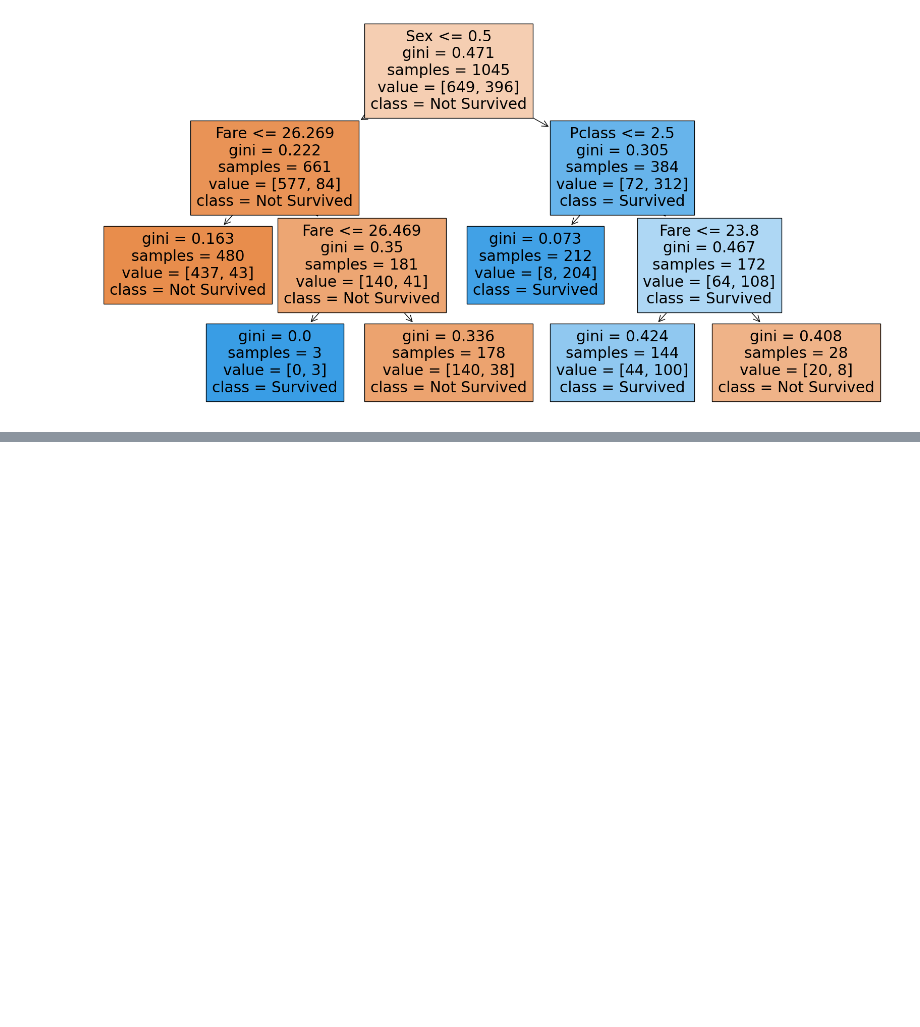
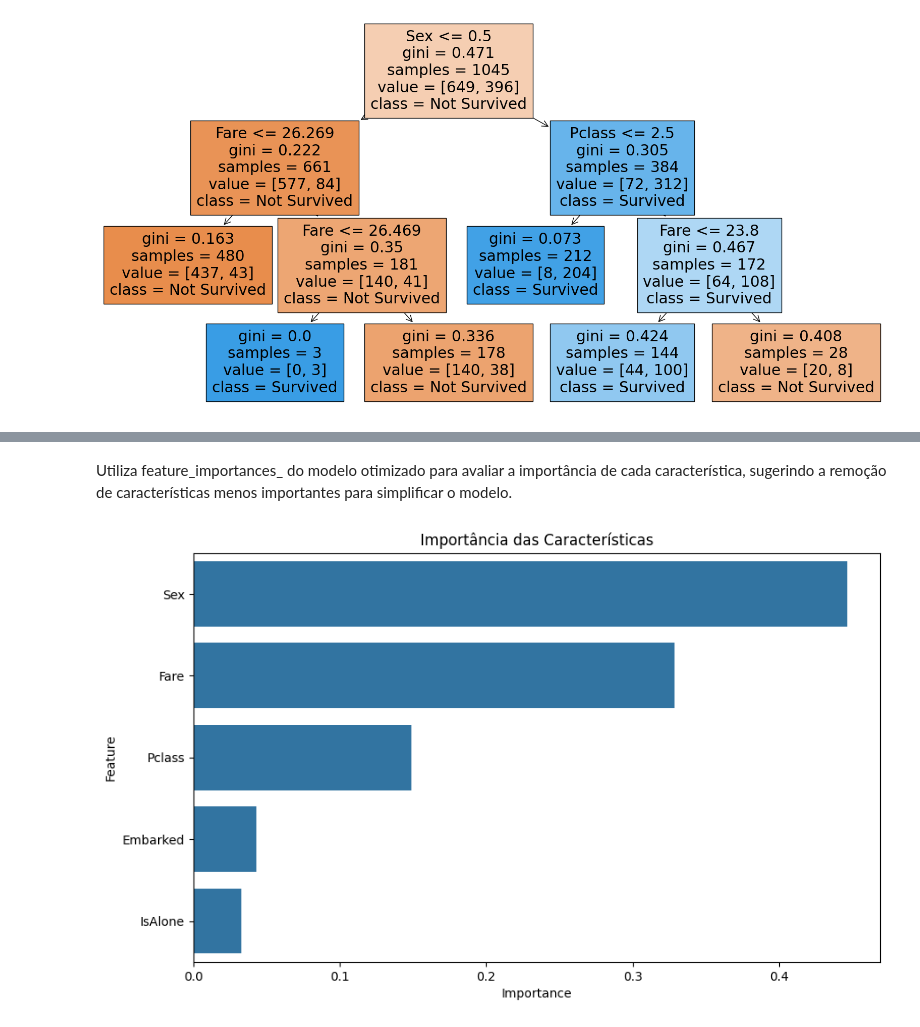
Before and after one commit to Quote023/IF684-Sistemas_Inteligentes_II, a Jupyter notebook: mini_projetos/mini_projeto2.ipynb, the cells around one changed output, grey strips where cells are left out. Saved outputs shown, nothing was run; the diff lists cells and outputs as text; code cells hidden in the pictures; blank space fills up the shorter version.

```diff
--- a/mini_projetos/mini_projeto2.ipynb
+++ b/mini_projetos/mini_projeto2.ipynb
@@ -352,0 +399,22 @@ plt.show()
+# %%
+param_grid = {
+    'n_estimators': [50, 100],
+    'max_depth': [5, 10, 15],
+    'min_samples_split': [2, 3, 5],
+    'min_samples_leaf': [1, 2, 4],
+    'bootstrap': [True, False]
+}
+
+rf_model = RandomForestClassifier(random_state=42)
+
+grid_search = GridSearchCV(estimator=rf_model, param_grid=param_grid, cv=5, n_jobs=-1, verbose=2, scoring='accuracy')
+
+grid_search.fit(trainX, trainY)
+
+print("Melhores Hiperparâmetros:", grid_search.best_params_)
+print("Melhor Acurácia: {:.2f}".format(grid_search.best_score_))
+
+best_rf = grid_search.best_estimator_
+y_pred = best_rf.predict(testX)
+accuracy = accuracy_score(testY, y_pred)
+print("Acurácia no conjunto de teste: {:.2f}".format(accuracy))
@@ -352,0 +439,19 @@ plt.show()
+# %% [markdown]
+Utiliza feature_importances_ do modelo otimizado para avaliar a importância de cada característica, sugerindo a remoção de características menos importantes para simplificar o modelo.
+# %%
+feature_importances = best_rf.feature_importances_
+features = trainX.columns
+importance_df = pd.DataFrame({'Feature': features, 'Importance': feature_importances}).sort_values(by='Importance', ascending=False)
+
+plt.figure(figsize=(10, 6))
+sns.barplot(x='Importance', y='Feature', data=importance_df)
+plt.title('Importância das Características')
+plt.show()
+
+
+# Considerando remover características com pouca importancia
+selected_features = importance_df[importance_df['Importance'] > 0.01]['Feature']
+trainX_selected = trainX[selected_features]
+testX_selected = testX[selected_features]
+# %% [output]
+[figure, added]
```
Also changed, not shown: parts of 35 cells of this notebook.
